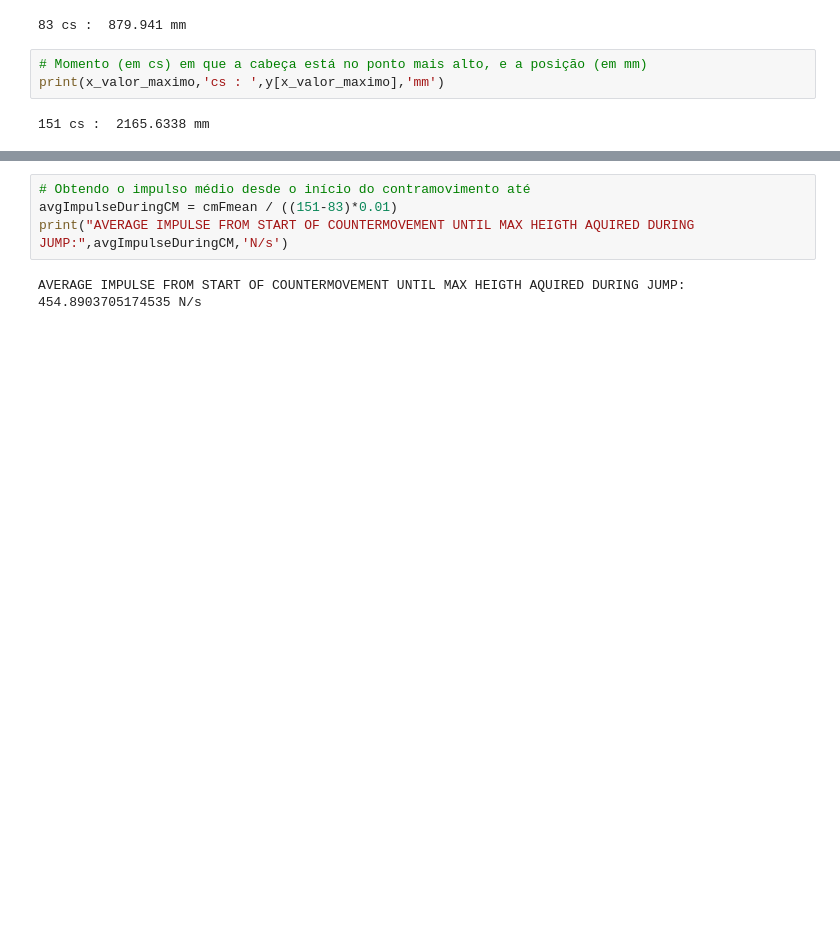
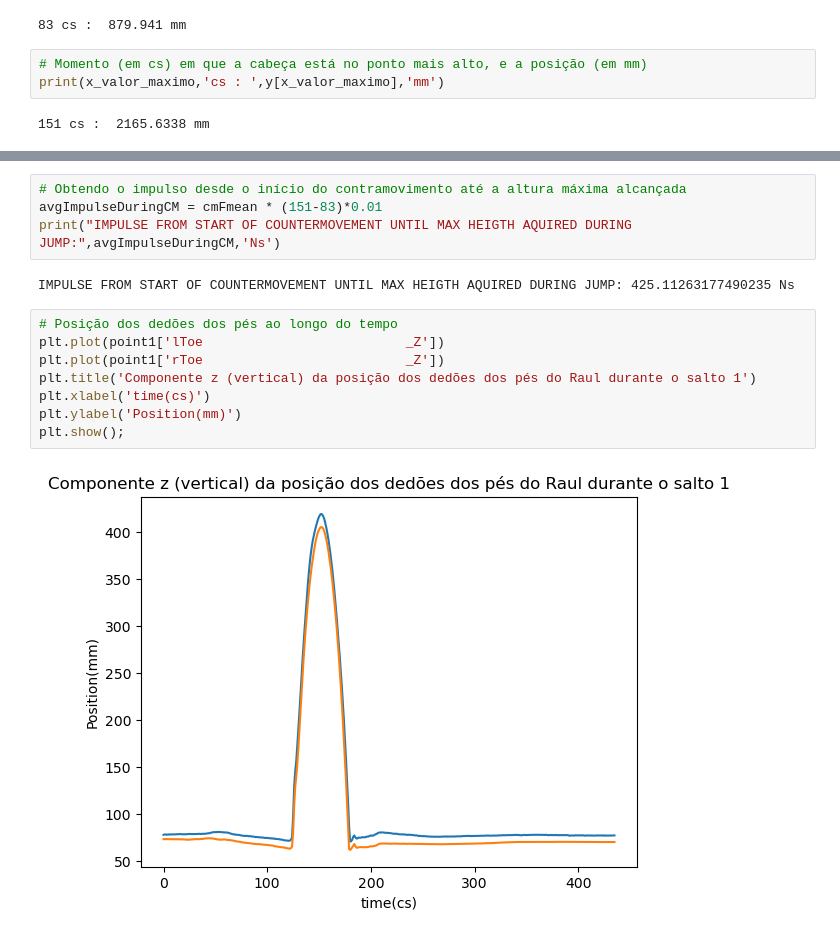
Before and after one commit to paulopreto/IBmBiomec, a Jupyter notebook: Coleta_LaBioCoM/Preto_aulas_process/Raul/Raul/Vertical_jump01/g4_vertJumpAnalysis.ipynb, the cells around one changed output, grey strips where cells are left out. Drawn from its saved outputs; the diff is of its cells as text; blank space fills up the shorter version.

```diff
--- a/Coleta_LaBioCoM/Preto_aulas_process/Raul/Raul/Vertical_jump01/g4_vertJumpAnalysis.ipynb
+++ b/Coleta_LaBioCoM/Preto_aulas_process/Raul/Raul/Vertical_jump01/g4_vertJumpAnalysis.ipynb
@@ -129,6 +132,16 @@ cmFmean
 # %%
-# Obtendo o impulso médio desde o início do contramovimento até
-avgImpulseDuringCM = cmFmean / ((151-83)*0.01)
-print("AVERAGE IMPULSE FROM START OF COUNTERMOVEMENT UNTIL MAX HEIGTH AQUIRED DURING JUMP:",avgImpulseDuringCM,'N/s')
+# Obtendo o impulso desde o início do contramovimento até a altura máxima alcançada
+avgImpulseDuringCM = cmFmean * (151-83)*0.01
+print("IMPULSE FROM START OF COUNTERMOVEMENT UNTIL MAX HEIGTH AQUIRED DURING JUMP:",avgImpulseDuringCM,'Ns')
 # %% [output]
-AVERAGE IMPULSE FROM START OF COUNTERMOVEMENT UNTIL MAX HEIGTH AQUIRED DURING JUMP: 454.8903705174535 N/s
+IMPULSE FROM START OF COUNTERMOVEMENT UNTIL MAX HEIGTH AQUIRED DURING JUMP: 425.11263177490235 Ns
+# %%
+# Posição dos dedões dos pés ao longo do tempo
+plt.plot(point1['lToe                          _Z'])
+plt.plot(point1['rToe                          _Z'])
+plt.title('Componente z (vertical) da posição dos dedões dos pés do Raul durante o salto 1')
+plt.xlabel('time(cs)')
+plt.ylabel('Position(mm)')
+plt.show();
+# %% [output]
+[figure, added]
```
Also changed, not shown: parts of 9 cells of this notebook.
